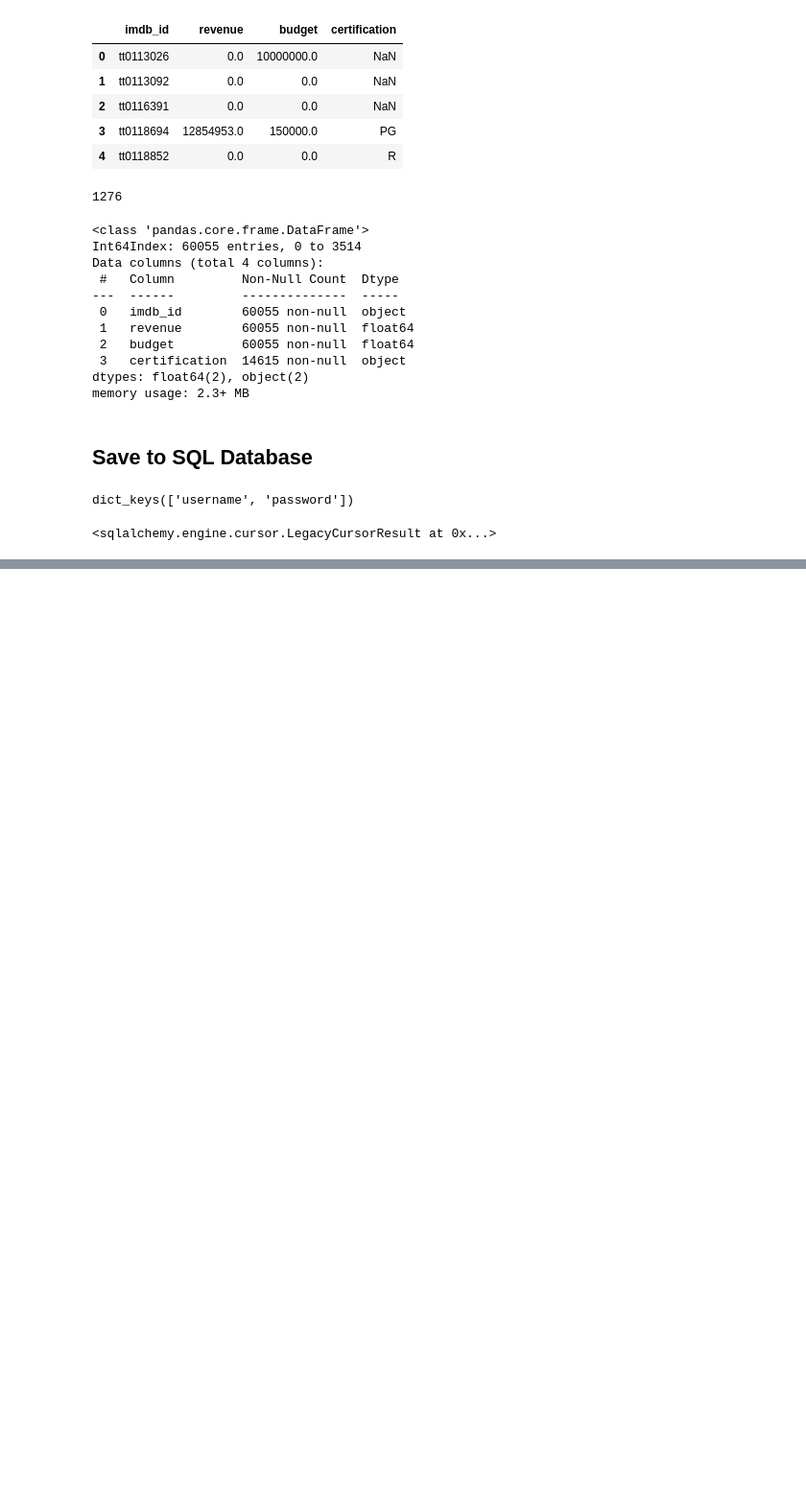
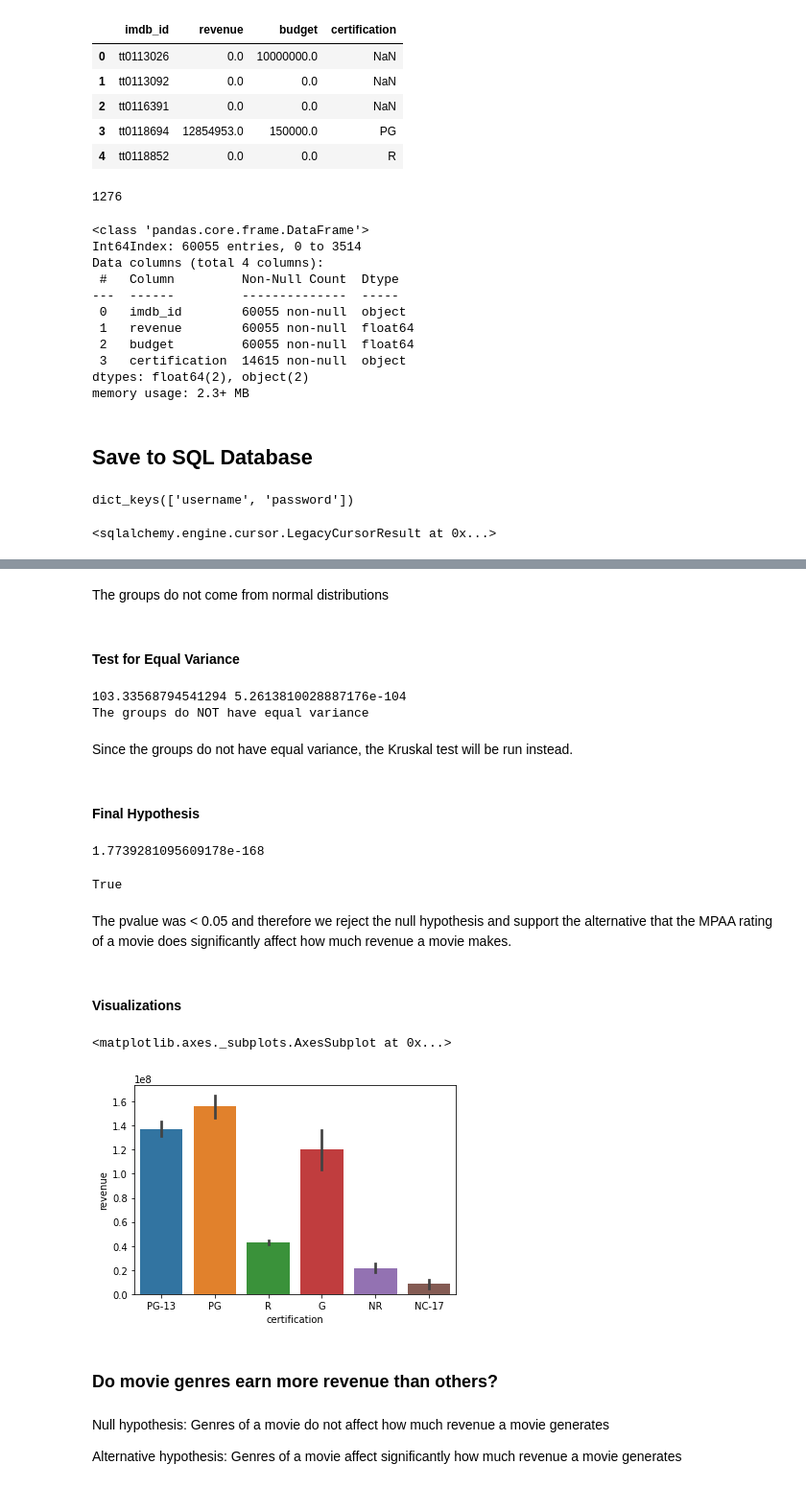
Before and after one commit to ChastityB/How-to-Make-The-Best-Movies, a Jupyter notebook: Part 4 - IMDB - How to Make The Best Movies - Hypothesis Testing.ipynb, the cells around one changed output, grey strips where cells are left out. Shown at 96% size. Saved outputs shown, nothing was run; the diff lists cells and outputs as text; code cells hidden in the pictures; blank space fills up the shorter version.

```diff
--- a/Part 4 - IMDB - How to Make The Best Movies - Hypothesis Testing.ipynb
+++ b/Part 4 - IMDB - How to Make The Best Movies - Hypothesis Testing.ipynb
@@ -155,0 +185,9 @@ engine.execute('ALTER TABLE tmdb_data ADD PRIMARY KEY (`imdb_id`);')
+# %%
+q = """
+SELECT certification, revenue
+FROM tmdb_data
+WHERE revenue > 0 AND certification IS NOT NULL
+;"""
+df1 = pd.read_sql(q, engine)
+
+df1.head()
@@ -155,0 +250,40 @@ engine.execute('ALTER TABLE tmdb_data ADD PRIMARY KEY (`imdb_id`);')
+# %% [markdown]
+The groups do not come from normal distributions
+# %% [markdown]
+#### Test for Equal Variance
+# %%
+statistic, pvalue = stats.levene(*groups.values())
+print(statistic, pvalue)
+if pvalue < 0.05:
+    print('The groups do NOT have equal variance')
+else:
+    print('The groups DO have equal variance')
+# %% [output]
+103.33568794541294 5.2613810028887176e-104
+The groups do NOT have equal variance
+# %% [markdown]
+Since the groups do not have equal variance, the Kruskal test will be run instead.
+# %% [markdown]
+#### Final Hypothesis
+# %%
+statistic, pvalue = stats.kruskal(*groups.values())
+print(pvalue)
+pvalue < 0.05
+# %% [output]
+1.7739281095609178e-168
+True
+# %% [markdown]
+The pvalue was < 0.05 and therefore we reject the null hypothesis and support the alternative that the MPAA rating of a movie does significantly affect how much revenue a movie makes.
+# %% [markdown]
+#### Visualizations
+# %%
+sns.barplot(data = df1, x='certification', y='revenue', ci=68)
+# %% [output]
+<matplotlib.axes._subplots.AxesSubplot at 0x...>
+[figure, added]
+# %% [markdown]
+### Do movie genres earn more revenue than others?
+# %% [markdown]
+Null hypothesis: Genres of a movie do not affect how much revenue a movie generates
+
+Alternative hypothesis: Genres of a movie affect significantly how much revenue a movie generates
```
Also changed, not shown: parts of 16 cells of this notebook, 1 other file.
